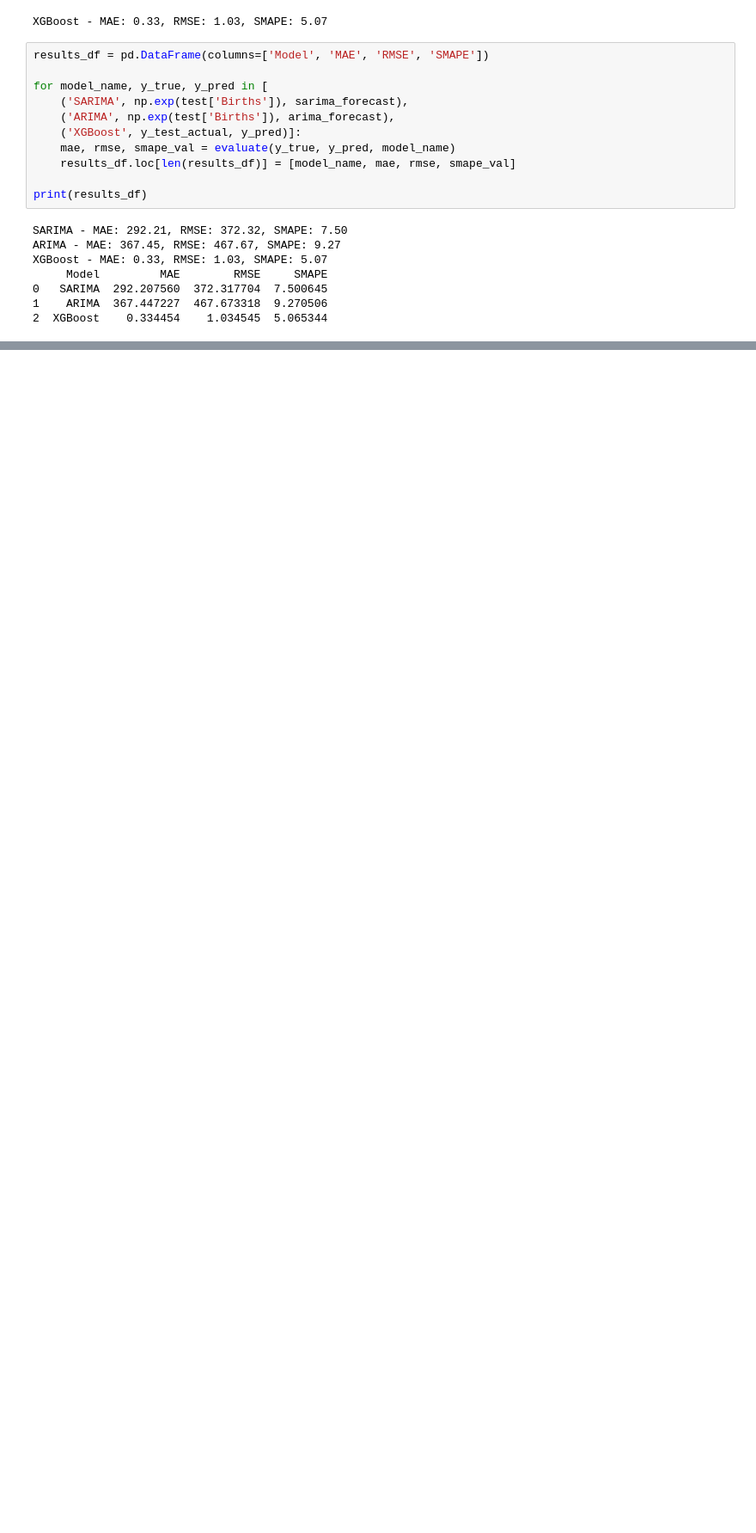
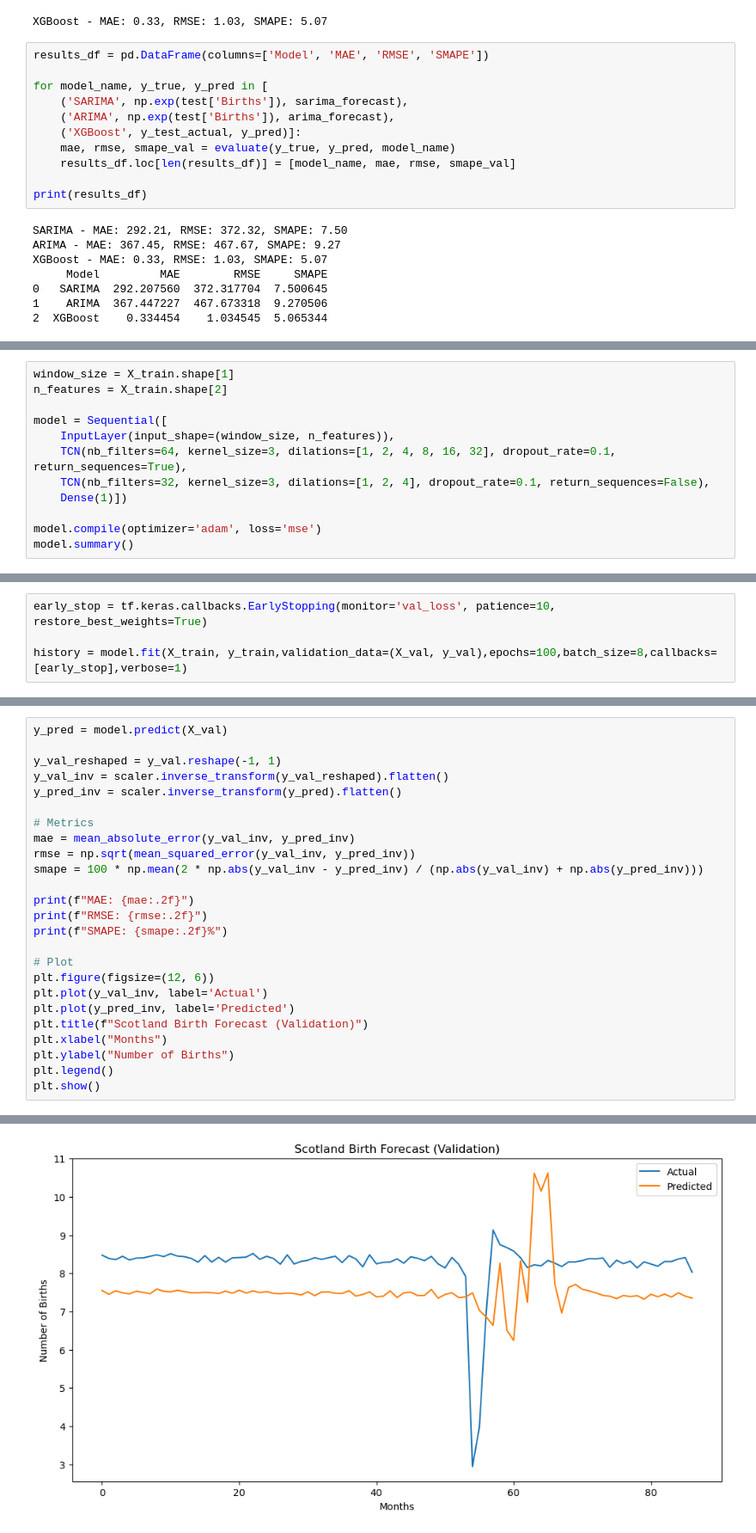
Before and after one commit to danisharain12/Scotland-Birth-rate-Forecasting-, a Jupyter notebook: Scotland’s Monthly Birth Rate Forecasting.ipynb, the cells around one changed output, grey strips where cells are left out. Shown: that part at 86% size. Drawn from its saved outputs; the diff is of its cells as text; blank space fills up the shorter version.

```diff
--- a/Scotland’s Monthly Birth Rate Forecasting.ipynb
+++ b/Scotland’s Monthly Birth Rate Forecasting.ipynb
@@ -334,0 +511,12 @@ XGBoost - MAE: 0.33, RMSE: 1.03, SMAPE: 5.07
+# %%
+window_size = X_train.shape[1]
+n_features = X_train.shape[2]
+
+model = Sequential([
+    InputLayer(input_shape=(window_size, n_features)),
+    TCN(nb_filters=64, kernel_size=3, dilations=[1, 2, 4, 8, 16, 32], dropout_rate=0.1, return_sequences=True),
+    TCN(nb_filters=32, kernel_size=3, dilations=[1, 2, 4], dropout_rate=0.1, return_sequences=False),
+    Dense(1)])
+
+model.compile(optimizer='adam', loss='mse')
+model.summary()
@@ -334,0 +537,4 @@ XGBoost - MAE: 0.33, RMSE: 1.03, SMAPE: 5.07
+# %%
+early_stop = tf.keras.callbacks.EarlyStopping(monitor='val_loss', patience=10, restore_best_weights=True)
+
+history = model.fit(X_train, y_train,validation_data=(X_val, y_val),epochs=100,batch_size=8,callbacks=[early_stop],verbose=1)
@@ -334,0 +559,26 @@ XGBoost - MAE: 0.33, RMSE: 1.03, SMAPE: 5.07
+# %%
+y_pred = model.predict(X_val)
+
+y_val_reshaped = y_val.reshape(-1, 1)
+y_val_inv = scaler.inverse_transform(y_val_reshaped).flatten()
+y_pred_inv = scaler.inverse_transform(y_pred).flatten()
+
+# Metrics
+mae = mean_absolute_error(y_val_inv, y_pred_inv)
+rmse = np.sqrt(mean_squared_error(y_val_inv, y_pred_inv))
+smape = 100 * np.mean(2 * np.abs(y_val_inv - y_pred_inv) / (np.abs(y_val_inv) + np.abs(y_pred_inv)))
+
+print(f"MAE: {mae:.2f}")
+print(f"RMSE: {rmse:.2f}")
+print(f"SMAPE: {smape:.2f}%")
+
+# Plot
+plt.figure(figsize=(12, 6))
+plt.plot(y_val_inv, label='Actual')
+plt.plot(y_pred_inv, label='Predicted')
+plt.title(f"Scotland Birth Forecast (Validation)")
+plt.xlabel("Months")
+plt.ylabel("Number of Births")
+plt.legend()
+plt.show()
+# %% [output]
@@ -334,0 +589 @@ XGBoost - MAE: 0.33, RMSE: 1.03, SMAPE: 5.07
+[figure, added]
```
Also changed, not shown: parts of 28 cells of this notebook.
